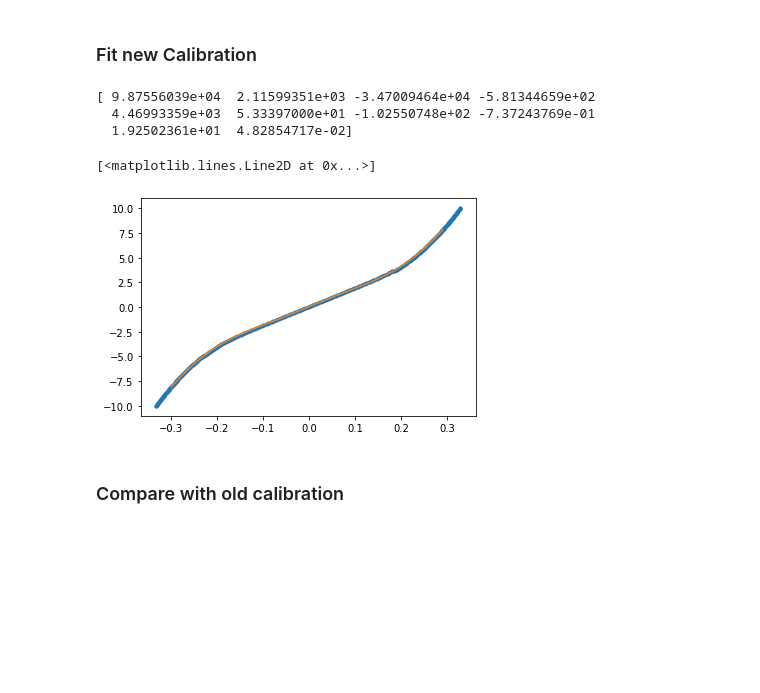
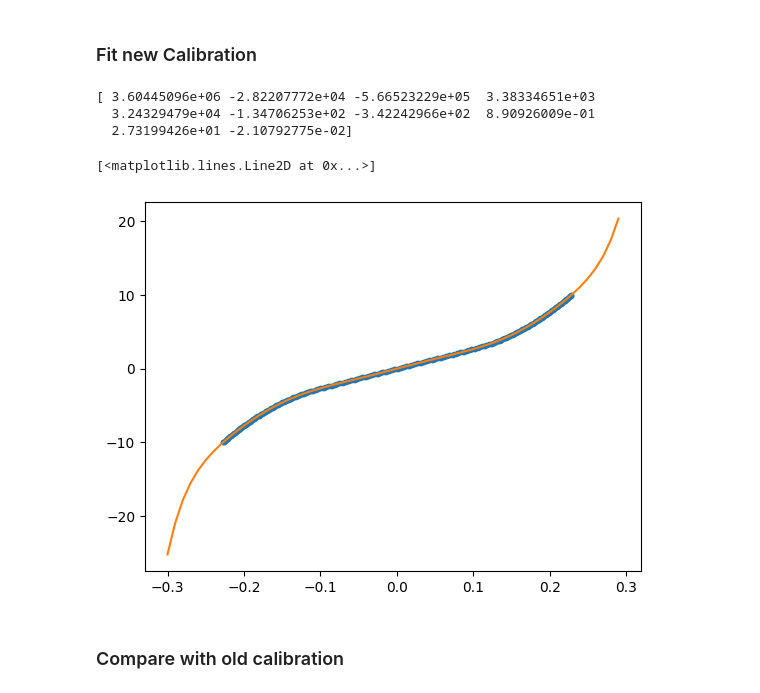
Before and after one commit to OrionSmedley/SagnacOperatingSys, a Jupyter notebook: sagnac_control/calibrations/calibration_analysis_notebooks/MagnetVoltageToField.ipynb, the cells around one changed output. Cells and saved outputs as stored; diff of their text form; code cells hidden in the pictures; blank space fills up the shorter version.

```diff
--- a/sagnac_control/calibrations/calibration_analysis_notebooks/MagnetVoltageToField.ipynb
+++ b/sagnac_control/calibrations/calibration_analysis_notebooks/MagnetVoltageToField.ipynb
@@ -22,2 +24,3 @@ array([ 2.67998879e+05,  5.76602968e+03, -7.54013318e+04, -1.23571710e+03,
 # %%
-measured = pd.read_csv('test_daedalus_voltCenter_calib_2025-06-26_2.csv', comment = '#')
+measured = pd.read_csv(r"..\2026MayCal\voltCenter\2026-05-07\test3_daedalus_voltCenter_calib_2026-05-07_1.csv", comment = '#')
+# measured
@@ -31,19 +36,19 @@ plt.plot(fields, base_volt_calib(fields))
 # %% [markdown]
 ### Fit new Calibration
 # %%
-base_volt_coeff_new = np.polyfit(measured['Xfield'], measured['V'], 9)
+base_volt_coeff_new = np.polyfit(-measured['Xfield'], measured['V'], 9)
 base_volt_calib_new = np.poly1d(base_volt_coeff_new)
 print(base_volt_coeff_new)
-plt.plot(measured['Xfield'], measured['V'], '.')
+plt.plot(-measured['Xfield'], measured['V'], '.')
 fields = np.arange(-0.3, 0.3, 0.01)
 plt.plot(fields, base_volt_calib_new(fields))
 #save to volt_center (base_volt)
 # %% [output]
-[ 9.87556039e+04  2.11599351e+03 -3.47009464e+04 -5.81344659e+02
-  4.46993359e+03  5.33397000e+01 -1.02550748e+02 -7.37243769e-01
-  1.92502361e+01  4.82854717e-02]
+[ 3.60445096e+06 -2.82207772e+04 -5.66523229e+05  3.38334651e+03
+  3.24329479e+04 -1.34706253e+02 -3.42242966e+02  8.90926009e-01
+  2.73199426e+01 -2.10792775e-02]
 [<matplotlib.lines.Line2D at 0x...>]
-[figure, old version]
+[figure, new version]
 # %% [markdown]
 ### Compare with old calibration
 # %%
```
Also changed, not shown: parts of 7 cells of this notebook, 5 other files.
